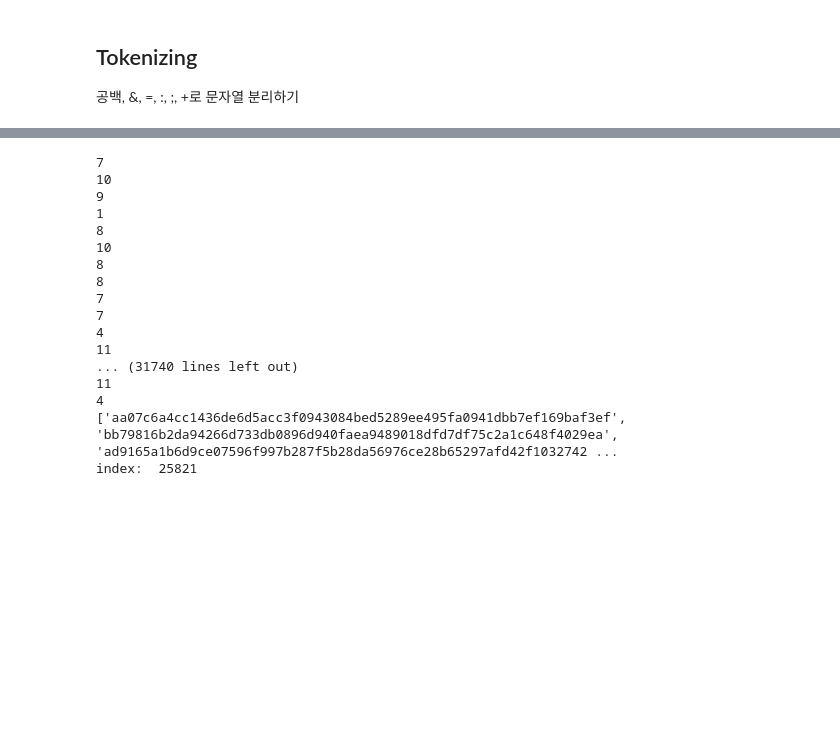
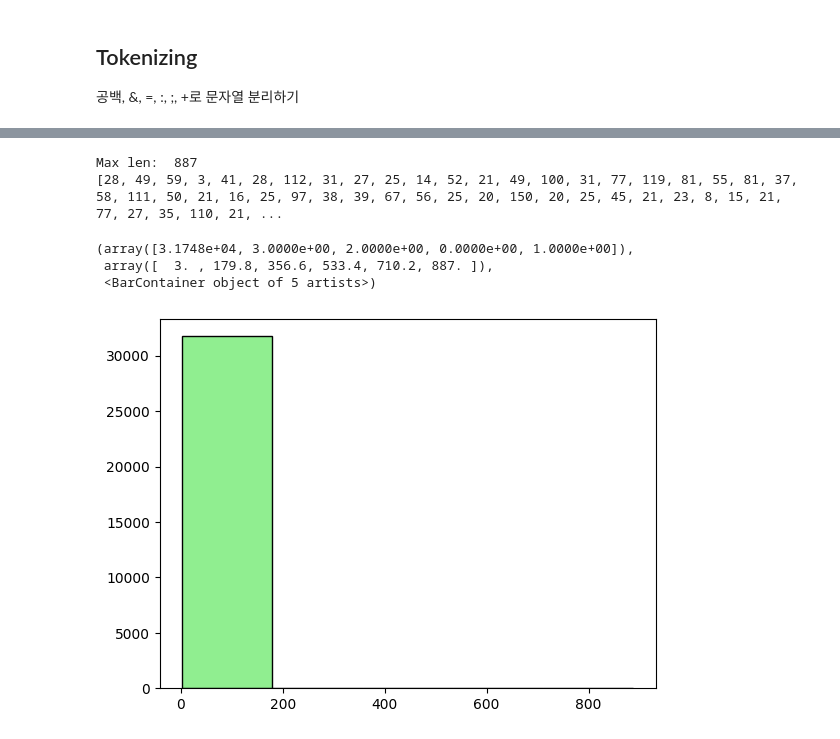
Before and after one commit to teddyyeo/AI_BigData_Challenge, a Jupyter notebook: yayayay.ipynb, the cells around one changed output, grey strips where cells are left out. Drawn from its saved outputs; the diff is of its cells as text; code cells hidden in the pictures; blank space fills up the shorter version.

```diff
--- a/yayayay.ipynb
+++ b/yayayay.ipynb
@@ -166,30 +146,25 @@ ldf
 31754 rows × 3 columns
 # %%
 max_len = 0
+field_len = []
 for payload in ldf.payload:
-    print(len(payload))
     max_len = max(max_len, len(payload))
 i = 0
+print("Max len: ", max_len)
 for payload in ldf.payload:
-    if (len(payload) == max_len):
-        print(payload)
-        ldf.la
-    i += 1
+    field_len.append(len(payload))
+
+print(field_len)
 # %% [output]
-7
-10
-9
-1
-8
-10
-8
-8
-7
-7
-4
-11
-... (31740 lines left out)
-11
-4
-['aa07c6a4cc1436de6d5acc3f0943084bed5289ee495fa0941dbb7ef169baf3ef', 'bb79816b2da94266d733db0896d940faea9489018dfd7df75c2a1c648f4029ea', 'ad9165a1b6d9ce07596f997b287f5b28da56976ce28b65297afd42f1032742 ...
-index:  25821
+Max len:  887
+[28, 49, 59, 3, 41, 28, 112, 31, 27, 25, 14, 52, 21, 49, 100, 31, 77, 119, 81, 55, 81, 37, 58, 111, 50, 21, 16, 25, 97, 38, 39, 67, 56, 25, 20, 150, 20, 25, 45, 21, 23, 8, 15, 21, 77, 27, 35, 110, 21, ...
+# %%
+import matplotlib.pyplot as plt
+
+#create histogram
+plt.hist(field_len, color='lightgreen', ec='black', bins=5)
+# %% [output]
+(array([3.1748e+04, 3.0000e+00, 2.0000e+00, 0.0000e+00, 1.0000e+00]),
+ array([  3. , 179.8, 356.6, 533.4, 710.2, 887. ]),
+ <BarContainer object of 5 artists>)
+[figure, added]
```
Also changed, not shown: parts of 21 cells of this notebook, 2 other files.
